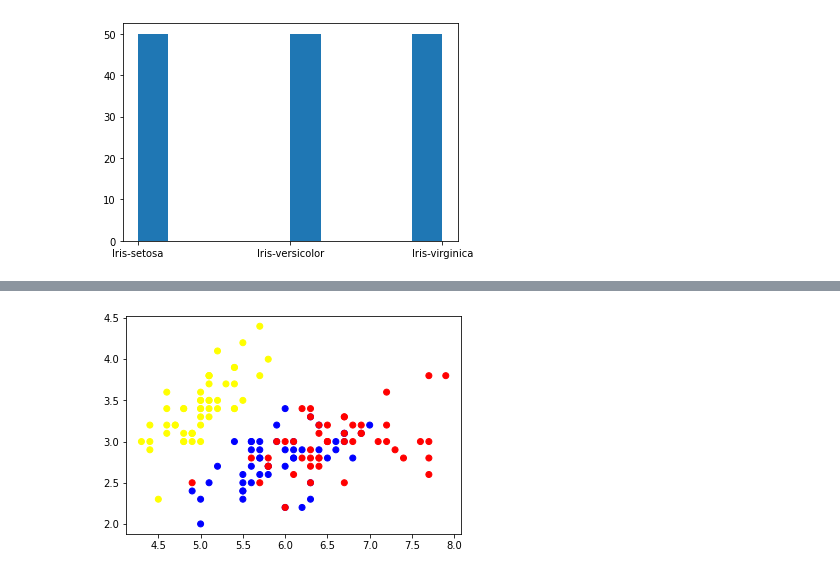
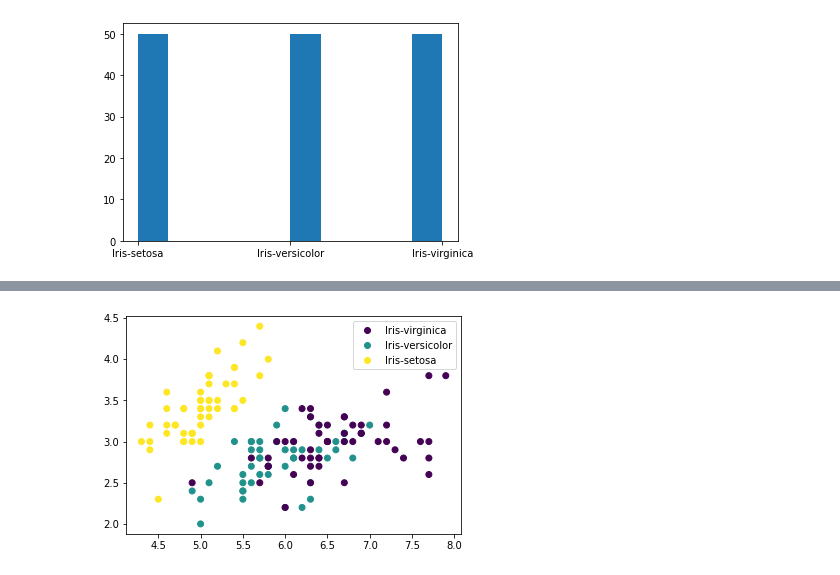
Before and after one commit to michalrom089/CNBC-EDAMI, a Jupyter notebook: experiments.ipynb, the cells around one changed output, grey strips where cells are left out. Drawn from its saved outputs; the diff is of its cells as text; code cells hidden in the pictures.

```diff
--- a/experiments.ipynb
+++ b/experiments.ipynb
@@ -15,11 +27,12 @@ plt.show()
 # %%
-colors = y.map({
-    "Iris-virginica": "red",
-    "Iris-versicolor": "blue",
-    "Iris-setosa": "yellow",
+y_c = y.map({
+    "Iris-virginica": 0,
+    "Iris-versicolor": 1,
+    "Iris-setosa": 2,
 })
 
-plt.scatter(X['sepallength'], X['sepalwidth'], marker='o', color=colors)
+sc = plt.scatter(X['sepallength'], X['sepalwidth'], marker='o', c=y_c)
+plt.legend(handles=sc.legend_elements()[0], labels=["Iris-virginica", "Iris-versicolor", "Iris-setosa"])
 plt.show()
 # %% [output]
-[figure, old version]
+[figure, new version]
```
Also changed, not shown: parts of 7 cells of this notebook, 2 other files.
